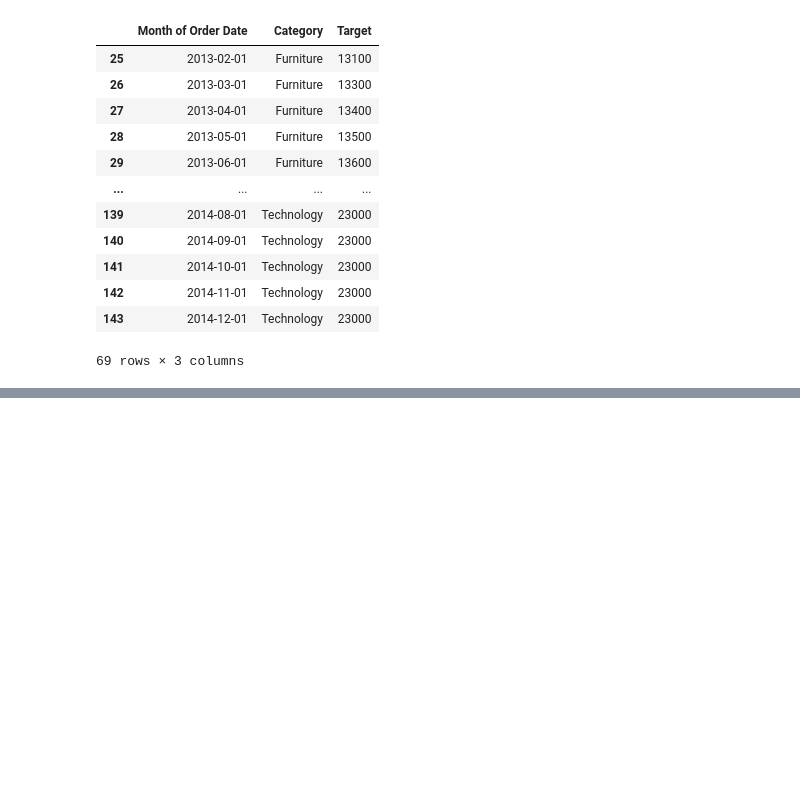
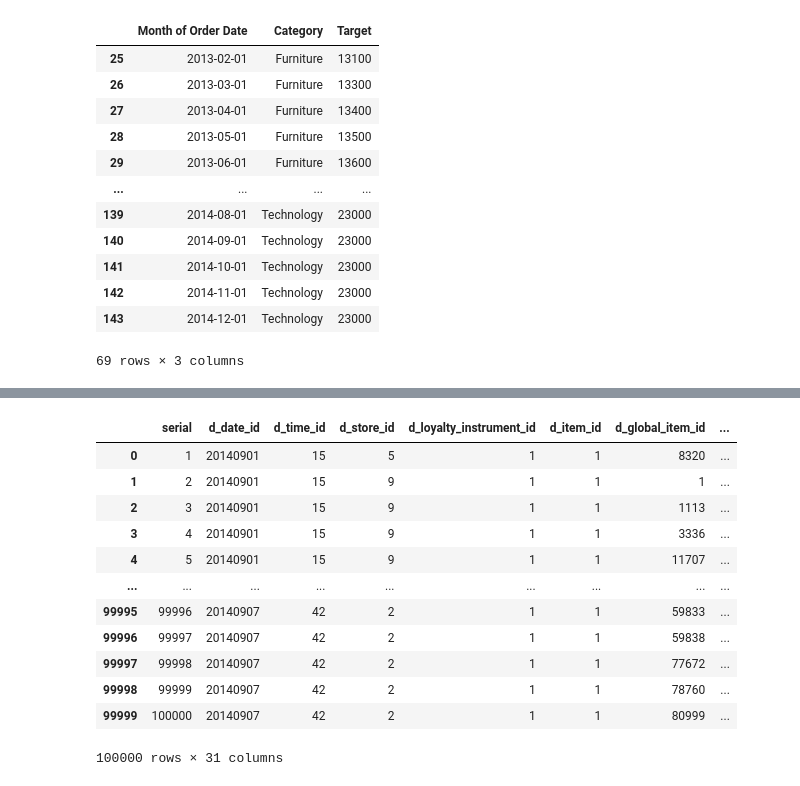
Before and after one commit to vmose/Python_Notebooks, a Jupyter notebook: My_Notebook_Pandas.ipynb, the cells around one changed output, grey strips where cells are left out. Saved outputs shown, nothing was run; the diff lists cells and outputs as text; code cells hidden in the pictures; blank space fills up the shorter version.

```diff
--- a/My_Notebook_Pandas.ipynb
+++ b/My_Notebook_Pandas.ipynb
@@ -181,3 +181,20 @@ ListOfOrders.head()
 | 2 | AZ-2011-6674300 | 2011-01-04 | Devin Huddleston | Valence | France | Central | Consumer | 2011-01-08 | Economy | ... |
 | 3 | BN-2011-2819714 | 2011-01-04 | Mary Parker | Birmingham | United Kingdom | North | Corporate | 2011-01-09 | Economy | ... |
 | 4 | AZ-2011-617423 | 2011-01-05 | Daniel Burke | Echirolles | France | Central | Home Office | 2011-01-07 | Priority | ... |
+# %%
+File=pd.read_csv(r'C:\Output\task_file.csv')
+File
+# %% [output]
+|  | serial | d_date_id | d_time_id | d_store_id | d_loyalty_instrument_id | d_item_id | d_global_item_id | ... |
+| 0 | 1 | 20140901 | 15 | 5 | 1 | 1 | 8320 | ... |
+| 1 | 2 | 20140901 | 15 | 9 | 1 | 1 | 1 | ... |
+| 2 | 3 | 20140901 | 15 | 9 | 1 | 1 | 1113 | ... |
+| 3 | 4 | 20140901 | 15 | 9 | 1 | 1 | 3336 | ... |
+| 4 | 5 | 20140901 | 15 | 9 | 1 | 1 | 11707 | ... |
+| ... | ... | ... | ... | ... | ... | ... | ... | ... |
+| 99995 | 99996 | 20140907 | 42 | 2 | 1 | 1 | 59833 | ... |
+| 99996 | 99997 | 20140907 | 42 | 2 | 1 | 1 | 59838 | ... |
+| 99997 | 99998 | 20140907 | 42 | 2 | 1 | 1 | 77672 | ... |
+| 99998 | 99999 | 20140907 | 42 | 2 | 1 | 1 | 78760 | ... |
+| 99999 | 100000 | 20140907 | 42 | 2 | 1 | 1 | 80999 | ... |
+100000 rows × 31 columns
```
Also changed, not shown: parts of 3 cells of this notebook.
